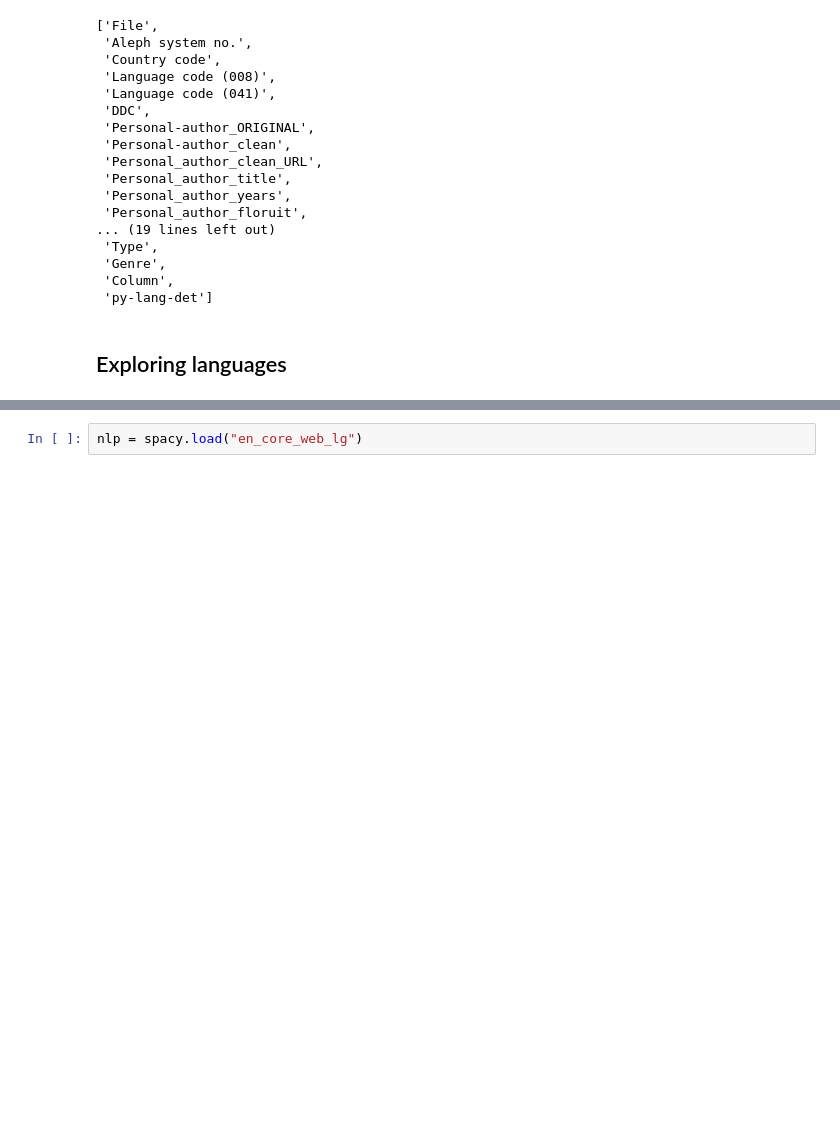
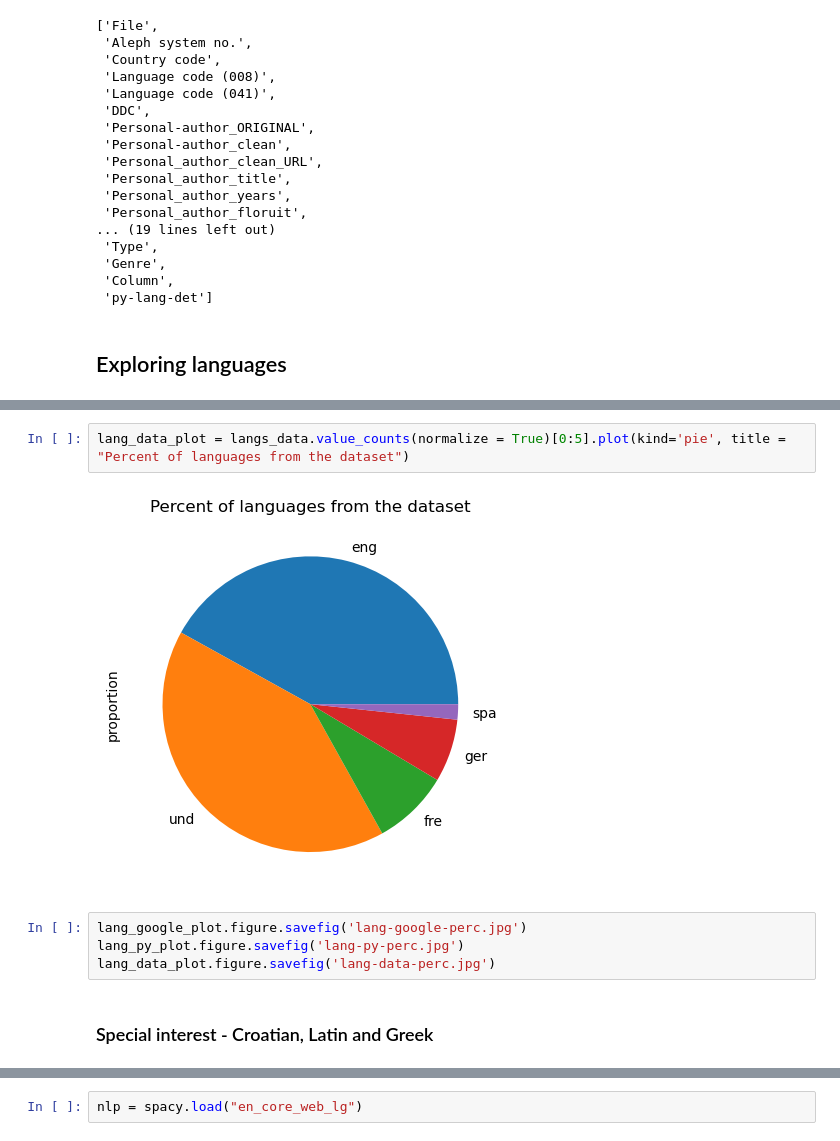
Before and after one commit to petar-soldo/IDH25-individual, a Jupyter notebook: IDH-individual.ipynb, the cells around one changed output, grey strips where cells are left out. Cells and saved outputs as stored; diff of their text form; blank space fills up the shorter version.

```diff
--- a/IDH-individual.ipynb
+++ b/IDH-individual.ipynb
@@ -132,0 +165,10 @@ books_df.loc[books_df["py-lang-det"] == "hr"]
+# %%
+lang_data_plot = langs_data.value_counts(normalize = True)[0:5].plot(kind='pie', title = "Percent of languages from the dataset")
+# %% [output]
+[figure, added]
+# %%
+lang_google_plot.figure.savefig('lang-google-perc.jpg')
+lang_py_plot.figure.savefig('lang-py-perc.jpg')
+lang_data_plot.figure.savefig('lang-data-perc.jpg')
+# %% [markdown]
+### Special interest - Croatian, Latin and Greek
```
Also changed, not shown: parts of 51 cells of this notebook.
